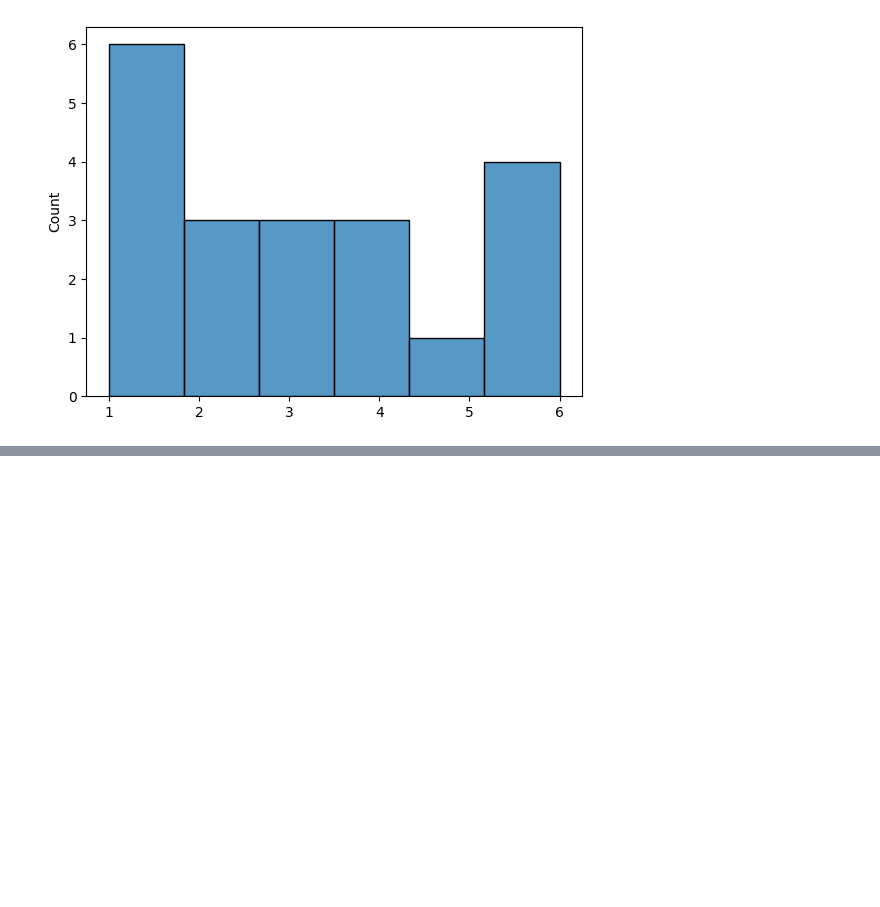
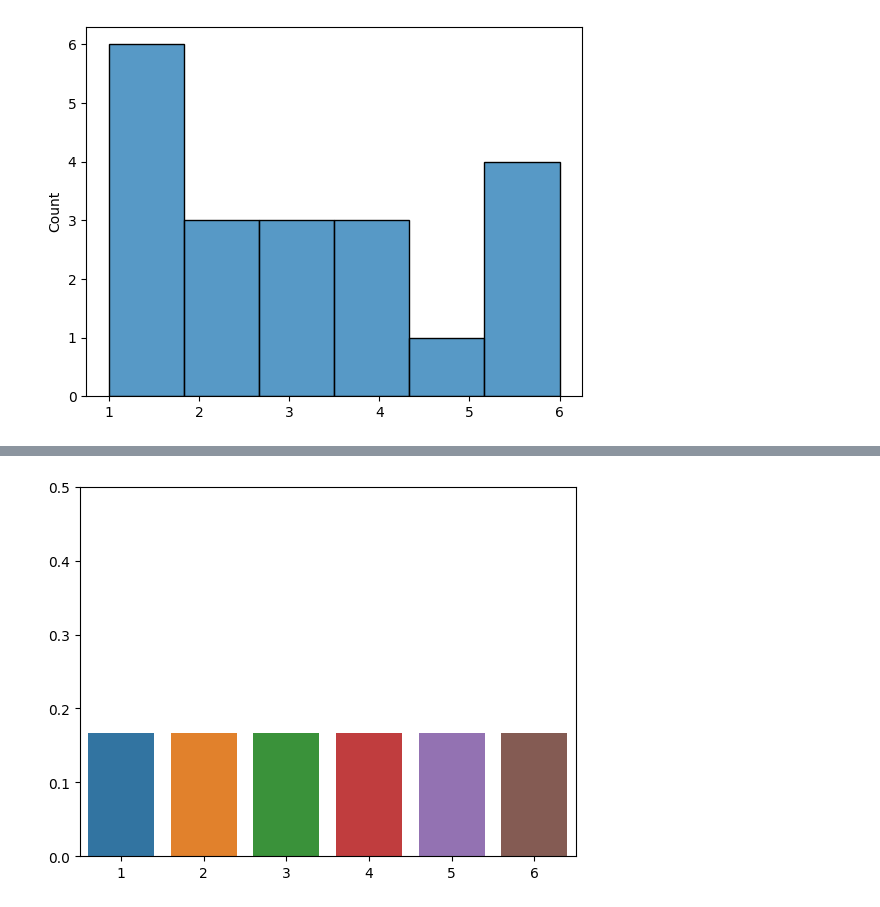
Before and after one commit to anjilab/mathematics-for-ml-datascience, a Jupyter notebook: chapter3/week2/probability-distribution-2-variables/study_of_graphing_visualization_needed/die-rolls.ipynb, the cells around one changed output, grey strips where cells are left out. Drawn from its saved outputs; the diff is of its cells as text; code cells hidden in the pictures; blank space fills up the shorter version.

```diff
--- a/chapter3/week2/probability-distribution-2-variables/study_of_graphing_visualization_needed/die-rolls.ipynb
+++ b/chapter3/week2/probability-distribution-2-variables/study_of_graphing_visualization_needed/die-rolls.ipynb
@@ -59,0 +110,10 @@ variance of rolls: 2.94
+# %%
+# Compute same probabilities for every side
+probs_fair_die = np.array([1/n_sides]*n_sides)
+
+# Plot probabilities
+fair_die_sides = sns.barplot(x=die, y=probs_fair_die)
+fair_die_sides.set_ylim(0,0.5)
+plt.show()
+# %% [output]
+[figure, added]
```
Also changed, not shown: parts of 6 cells of this notebook.
